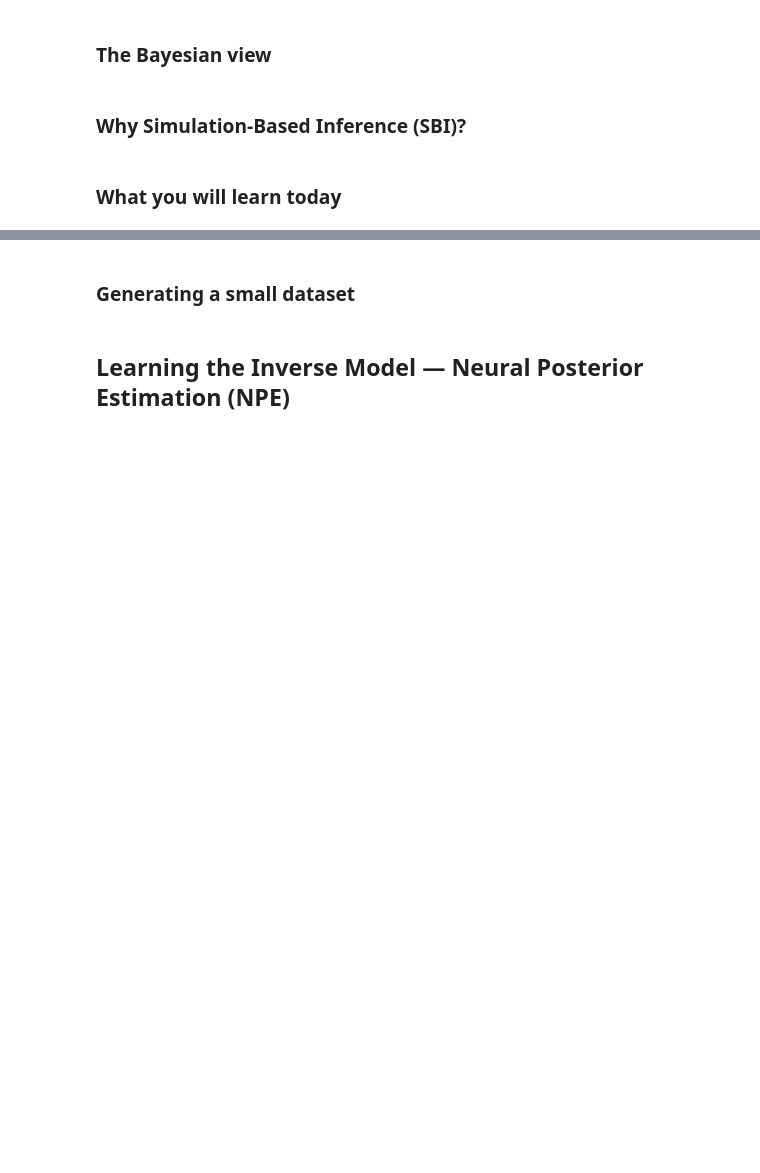
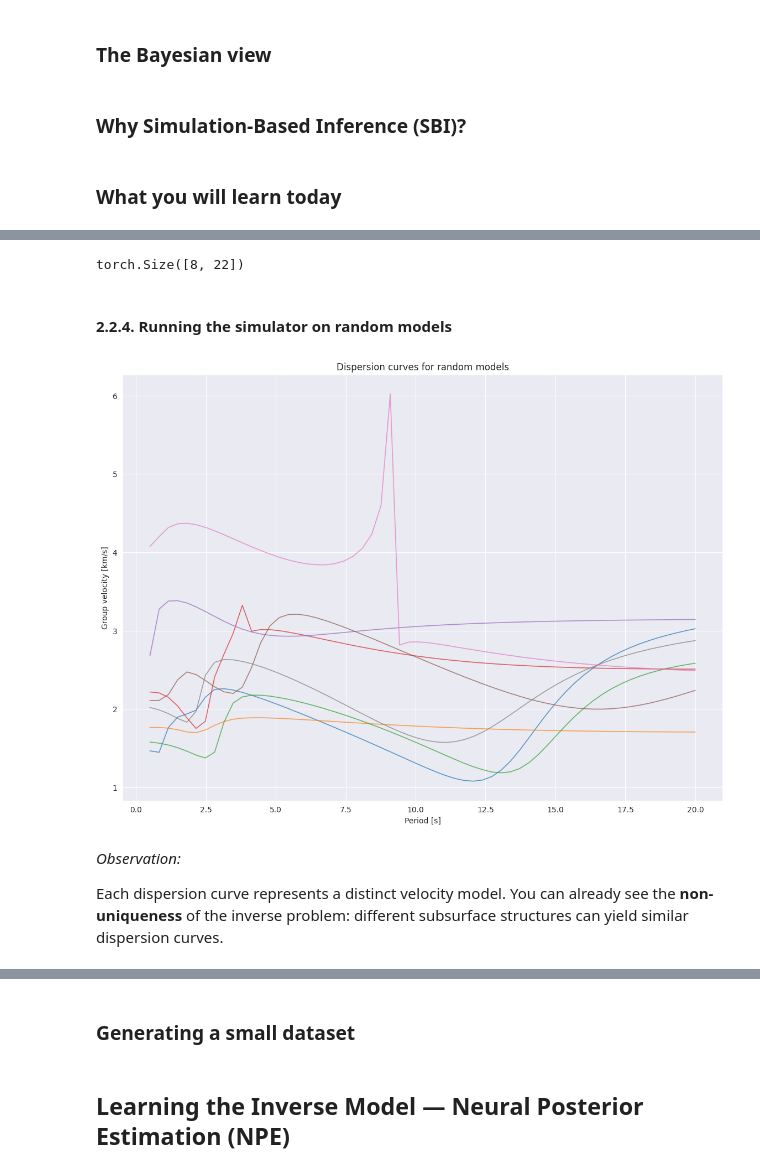
Before and after one commit to nschaetti/CompEarth_Workshop, a Jupyter notebook: notebooks/tutorial1.ipynb, the cells around one changed output, grey strips where cells are left out. Drawn from its saved outputs; the diff is of its cells as text; code cells hidden in the pictures; blank space fills up the shorter version.

```diff
--- a/notebooks/tutorial1.ipynb
+++ b/notebooks/tutorial1.ipynb
@@ -28,0 +144,44 @@ ERROR: git+https://github.com/nschaetti/CompEarth_Workshop.git does not appear t
+# %%
+def sample_prior(n_samples=8, max_layers=10):
+    samples = []
+    for _ in range(n_samples):
+        n = np.random.randint(2, max_layers)
+        vpvs = 1.75
+        h = np.random.uniform(0.5, 5.0, size=max_layers)
+        vs = np.random.uniform(1.5, 4.5, size=max_layers)
+        theta = [n, vpvs] + h.tolist() + vs.tolist()
+        samples.append(theta)
+    # end for
+    return torch.tensor(samples, dtype=torch.float32)
+# end sample_prior
+
+# Sample from the prior
+theta_prior = sample_prior(
+    n_samples=8
+)
+theta_prior.shape
+# %% [output]
+torch.Size([8, 22])
+# %% [markdown]
+#### 2.2.4. Running the simulator on random models
+# %%
+# Run the simulator on the sampled models
+disp_curves = dispsurf2k25_simulator(theta_prior, p_min, p_max, kmax)
+periods = np.linspace(p_min, p_max, kmax)
+
+# Plot a few random dispersion curves
+plt.figure(figsize=(14, 10))
+for i in range(len(disp_curves)):
+    plt.plot(periods, disp_curves[i].numpy(), lw=1.2, alpha=0.7)
+# end for
+plt.xlabel("Period [s]")
+plt.ylabel("Group velocity [km/s]")
+plt.title("Dispersion curves for random models")
+plt.show()
+# %% [output]
+[figure, added]
+# %% [markdown]
+*Observation:*
+
+Each dispersion curve represents a distinct velocity model.
+You can already see the **non-uniqueness** of the inverse problem: different subsurface structures can yield similar dispersion curves.
```
Also changed, not shown: parts of 21 cells of this notebook, 2 other files.
